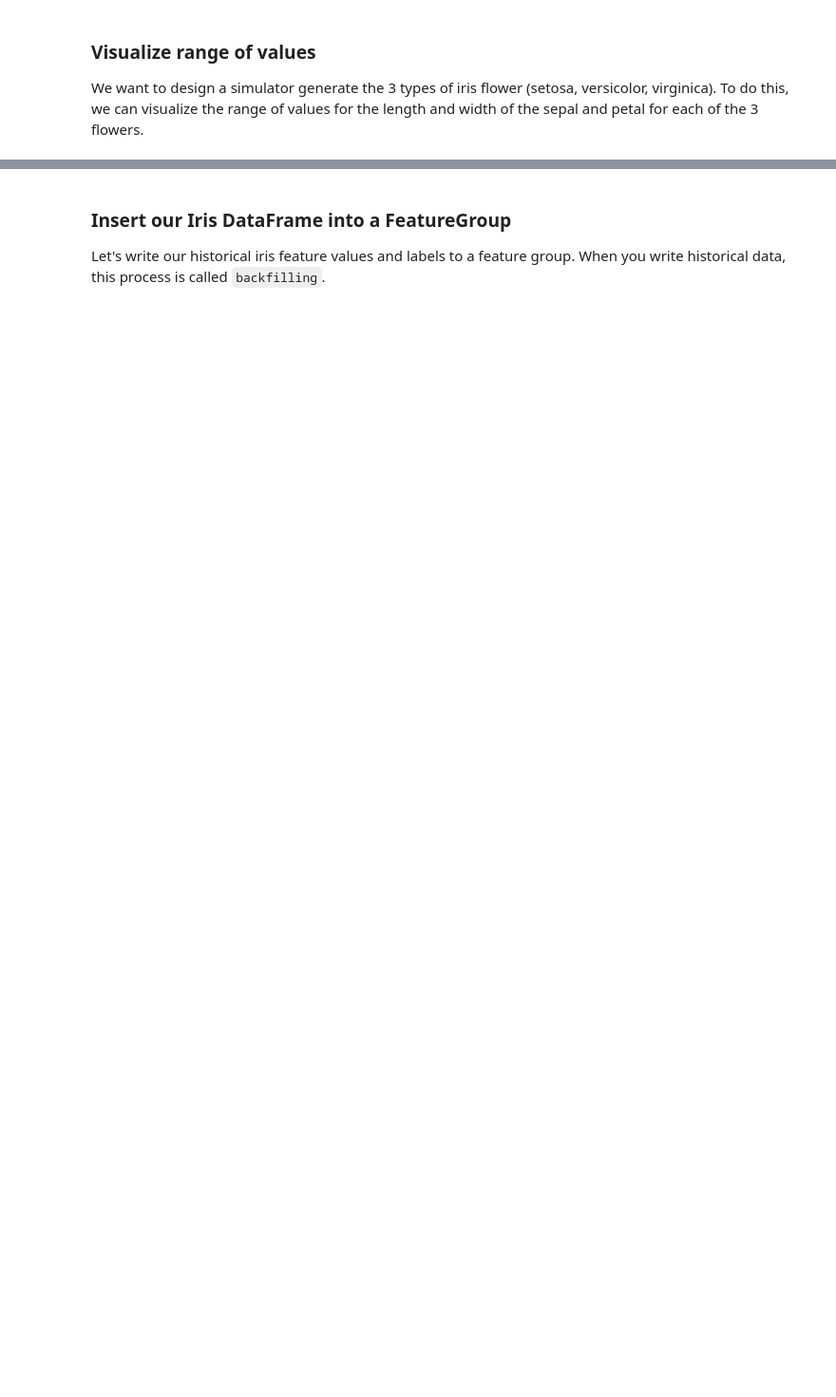
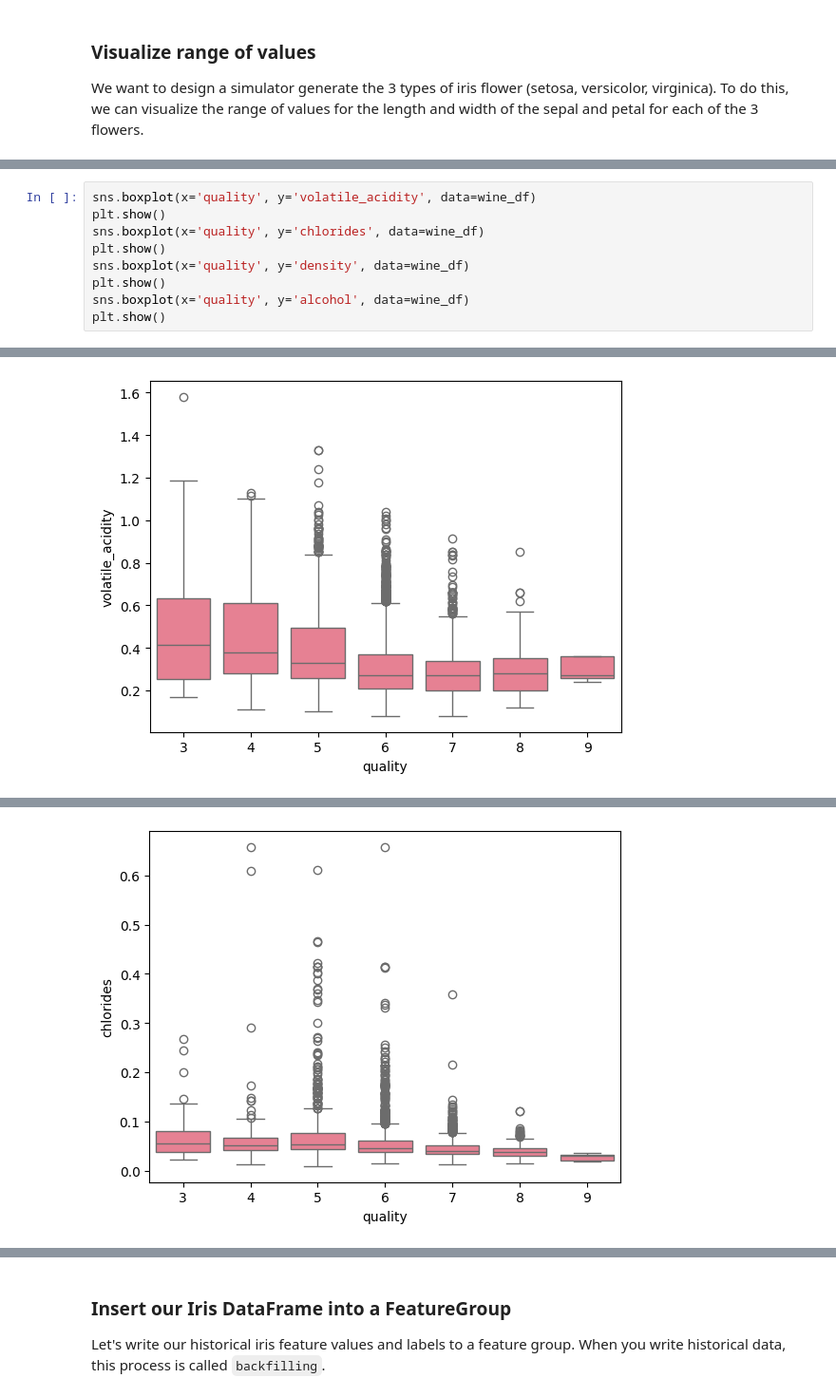
Before and after one commit to wenjianma/ID2223Lab1Task2, a Jupyter notebook: wine-eda-and-backfill-feature-group.ipynb, the cells around one changed output, grey strips where cells are left out. Shown at 95% size. Cells and saved outputs as stored; diff of their text form; blank space fills up the shorter version.

```diff
--- a/wine-eda-and-backfill-feature-group.ipynb
+++ b/wine-eda-and-backfill-feature-group.ipynb
@@ -197,0 +223,10 @@ plt.show()
+# %%
+sns.boxplot(x='quality', y='volatile_acidity', data=wine_df)
+plt.show()
+sns.boxplot(x='quality', y='chlorides', data=wine_df)
+plt.show()
+sns.boxplot(x='quality', y='density', data=wine_df)
+plt.show()
+sns.boxplot(x='quality', y='alcohol', data=wine_df)
+plt.show()
+# %% [output]
@@ -197,0 +235 @@ plt.show()
+[figure, added]
@@ -197,0 +238 @@ plt.show()
+[figure, added]
```
Also changed, not shown: parts of 11 cells of this notebook, 2 other files.
